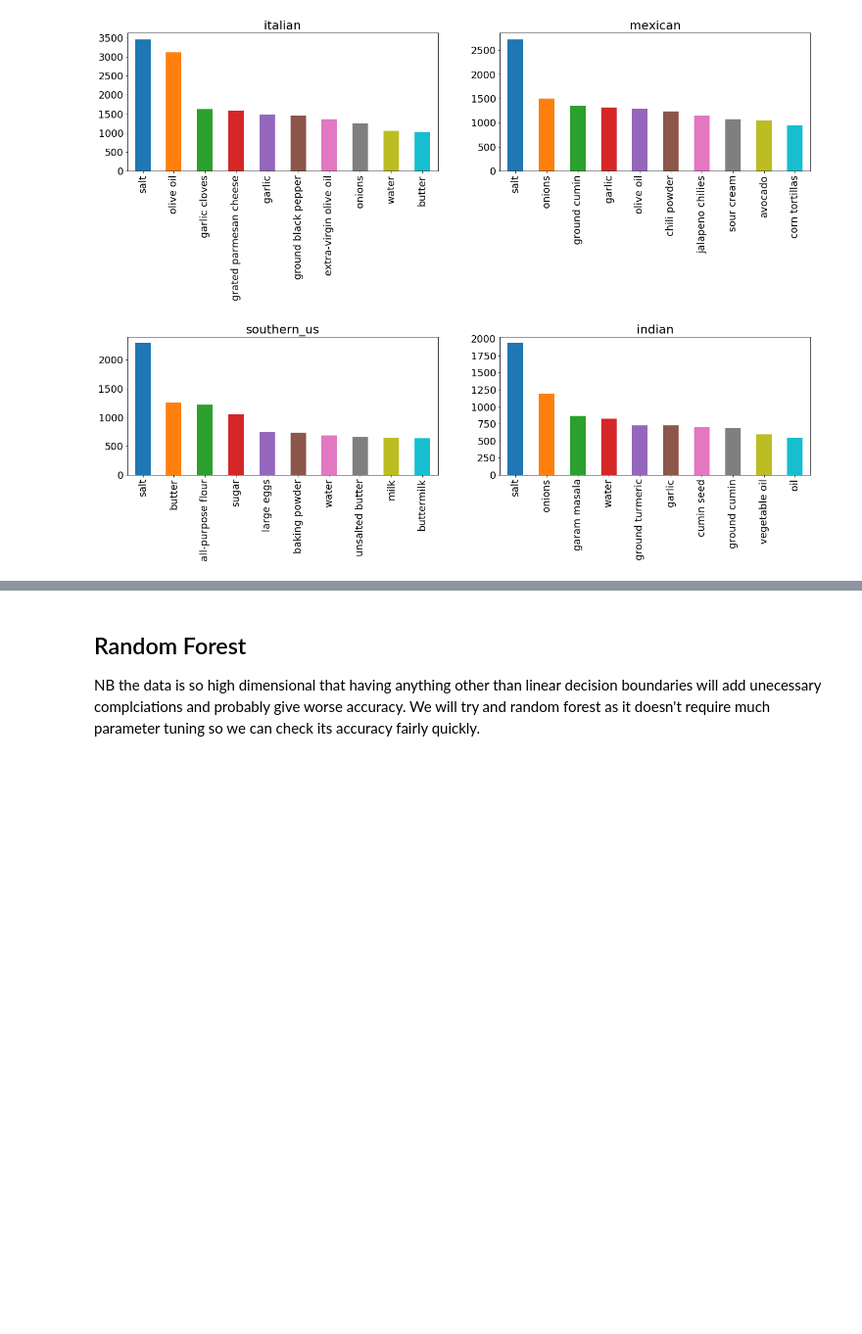
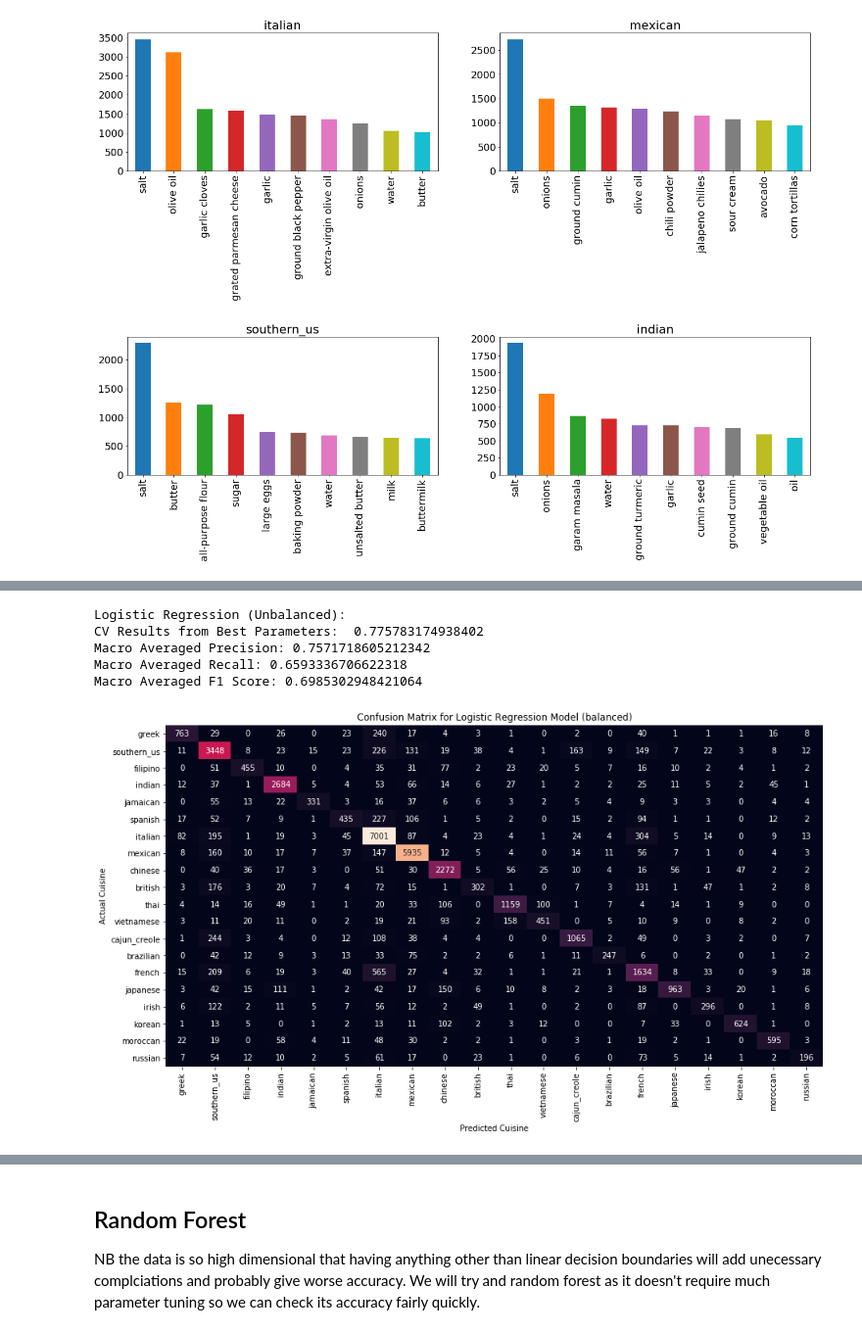
Before and after one commit to edkay360/CuisineAnalysis, a Jupyter notebook: cuisineAnalysis.ipynb, the cells around one changed output, grey strips where cells are left out. Shown at 98% size. Cells and saved outputs as stored; diff of their text form; code cells hidden in the pictures; blank space fills up the shorter version.

Commit message:
Added More Analysis with confusion matrices and balancing classes

```diff
--- a/cuisineAnalysis.ipynb
+++ b/cuisineAnalysis.ipynb
@@ -89,21 +79,0 @@ matplotlib.rcParams.update({'font.size': 10})
-# %%
-logistic_regression_pipeline = make_pipeline(LogisticRegression())
-#Search for Best Parameters with Grid Search
-param_grid = [
-  {'logisticregression__C': [0.1, 0.5, 1, 5, 10]},
- ]
-grid = GridSearchCV(logistic_regression_pipeline,param_grid=param_grid,cv=3)
-grid.fit(train_data_encoded.drop('cuisine',axis =1), train_data_encoded.cuisine)
-index_best_logistic_regression_c = np.where(grid.cv_results_['rank_test_score']==1)[0][0]
-best_logistic_regression_c = param_grid[0]['logisticregression__C'][index_best_logistic_regression_c]
-print("Logistic Regression:")
-print("CV Results from Best Parameters",grid.cv_results_['mean_test_score'][index_best_logistic_regression_c])
-print("Best Value of C:", best_logistic_regression_c)
-
-##Fit Model on all training data with best parameter
-#logistic_regression_pipeline_tuned = make_pipeline(LogisticRegression(C=best_logistic_regression_c))
-#logistic_regression_pipeline_tuned.fit(train_data_encoded.drop('cuisine',axis =1), train_data_encoded.cuisine)
-
-##Predict on Training Data
-#test_data['cuisine'] = logistic_regression_pipeline_tuned.predict(test_ingredients)
-#test_data[['id','cuisine']].to_csv("lr_submission.csv",index = False)
@@ -113,0 +131,23 @@ Best Value of C: 1
+# %%
+logistic_regression_pipeline_unbalanced = make_pipeline(LogisticRegression(class_weight= None))
+#Search for Best Parameters with Grid Search.
+param_grid = [
+  {'logisticregression__C': [0.5, 1, 5]},
+ ]
+
+print("Logistic Regression (Unbalanced):")
+index_best_results, cv_results_grid_search_unbalanced = findBestHyperParameters(logistic_regression_pipeline_unbalanced,param_grid,x_train,y_train)
+
+best_logistic_regression_c = cv_results_grid_search_unbalanced['param_logisticregression__C'][index_best_results]
+logistic_regression_pipeline_unbalanced_tuned = make_pipeline(LogisticRegression(C=best_logistic_regression_c,class_weight = None))
+confusionMatrix_unbalanced = getConfusionMatrix(logistic_regression_pipeline_unbalanced_tuned,x_train,y_train,'Confusion Matrix for Logistic Regression Model (balanced)')
+
+#Uncomment below to submit model on test data
+#submitModelTrainedOnAllData(logistic_regression_pipeline_unbalanced_tuned,x_train,y_train,x_test,y_test_ids,filename = 'lr_unbalanced.csv')
+# %% [output]
+Logistic Regression (Unbalanced):
+CV Results from Best Parameters:  0.775783174938402
+Macro Averaged Precision: 0.7571718605212342
+Macro Averaged Recall: 0.6593336706622318
+Macro Averaged F1 Score: 0.6985302948421064
+[figure, added]
```
Also changed, not shown: parts of 21 cells of this notebook.
